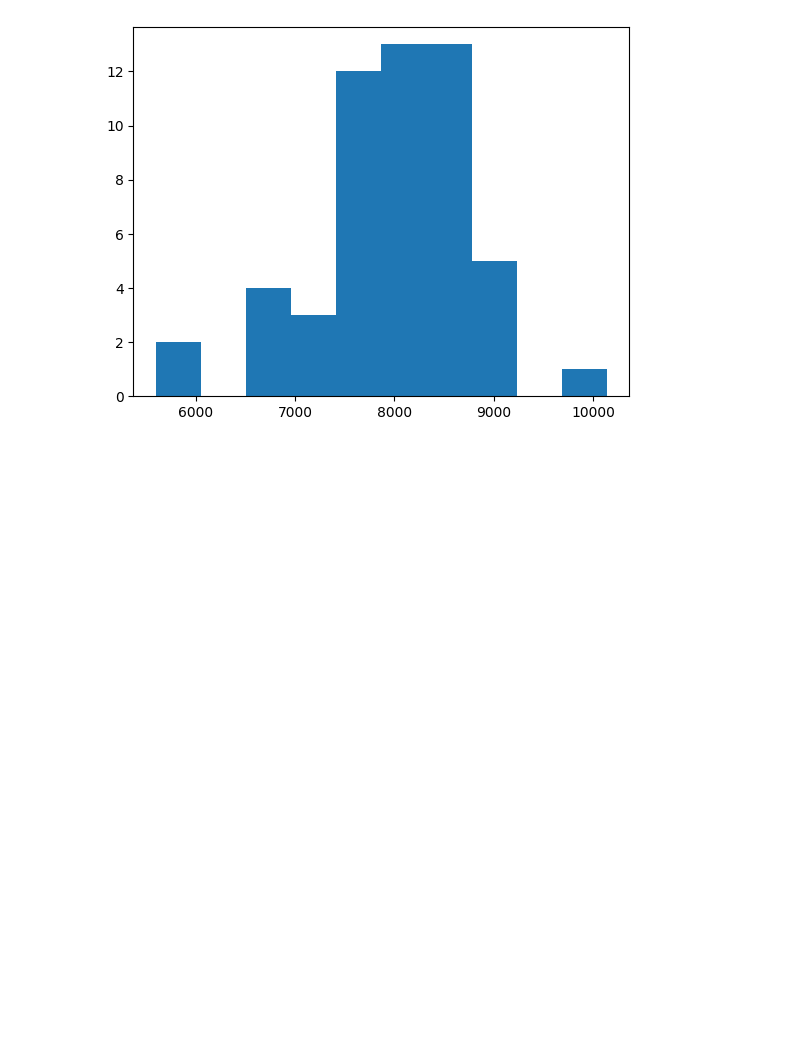
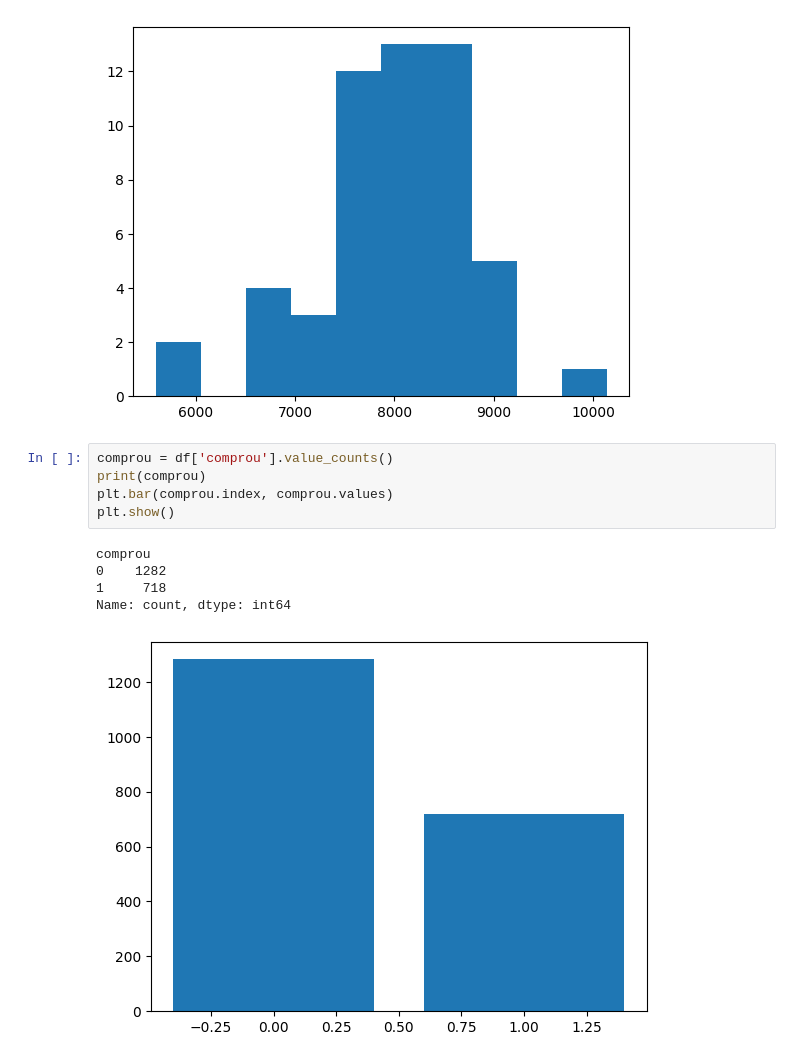
Before and after one commit to CaioHarrys/CURSO-PYTHON-IA, a Jupyter notebook: DataSet_Clientes_Completos/analise.ipynb, the cells around one changed output. Saved outputs shown, nothing was run; the diff lists cells and outputs as text; blank space fills up the shorter version.

```diff
--- a/DataSet_Clientes_Completos/analise.ipynb
+++ b/DataSet_Clientes_Completos/analise.ipynb
@@ -64,3 +64,14 @@ plt.hist(df.groupby('idade')['renda_mensal'].mean())
 plt.show()
 # %% [output]
 [figure]
+# %%
+comprou = df['comprou'].value_counts()
+print(comprou)
+plt.bar(comprou.index, comprou.values)
+plt.show()
+# %% [output]
+comprou
+0    1282
+1     718
+Name: count, dtype: int64
+[figure, added]
```
Also changed, not shown: parts of 9 cells of this notebook.
